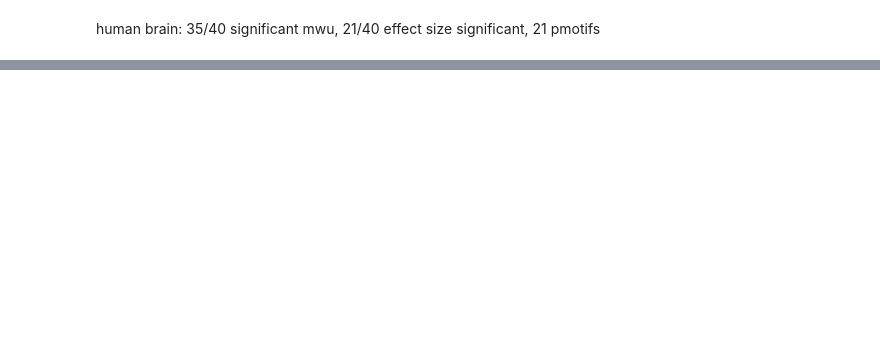
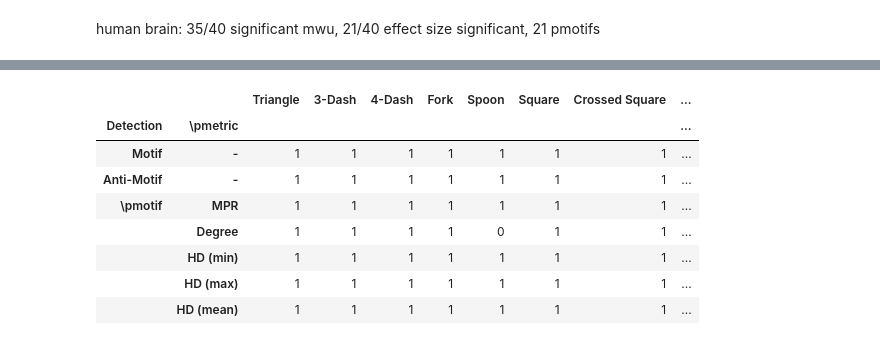
Before and after one commit to timgarrels/MA_analytics, a Jupyter notebook: notebooks/Analysis/Individual Graph Analysis.ipynb, the cells around one changed output, grey strips where cells are left out. Drawn from its saved outputs; the diff is of its cells as text; code cells hidden in the pictures; blank space fills up the shorter version.

```diff
--- a/notebooks/Analysis/Individual Graph Analysis.ipynb
+++ b/notebooks/Analysis/Individual Graph Analysis.ipynb
@@ -331,0 +343,18 @@ for gc in graphlet_classes_from_size(4):
+# %%
+"""Analyse with r sign!"""
+brain = "human_brain_development_cutoff_0.772.edgelist"
+cancer = 'human_cancer_cutoff_0.935.edgelist'
+
+same_df = get_dataframe(brain, "r_value") == get_dataframe(cancer, "r_value")
+
+same_df.replace(True, 1).replace(False, 0).style.background_gradient(axis=None)
+# %% [output]
+|  |  | Triangle | 3-Dash | 4-Dash | Fork | Spoon | Square | Crossed Square | ... |
+| Detection | \pmetric |  |  |  |  |  |  |  | ... |
+| Motif | - | 1 | 1 | 1 | 1 | 1 | 1 | 1 | ... |
+| Anti-Motif | - | 1 | 1 | 1 | 1 | 1 | 1 | 1 | ... |
+| \pmotif | MPR | 1 | 1 | 1 | 1 | 1 | 1 | 1 | ... |
+|  | Degree | 1 | 1 | 1 | 1 | 0 | 1 | 1 | ... |
+|  | HD (min) | 1 | 1 | 1 | 1 | 1 | 1 | 1 | ... |
+|  | HD (max) | 1 | 1 | 1 | 1 | 1 | 1 | 1 | ... |
+|  | HD (mean) | 1 | 1 | 1 | 1 | 1 | 1 | 1 | ... |
```
Also changed, not shown: parts of 11 cells of this notebook.
